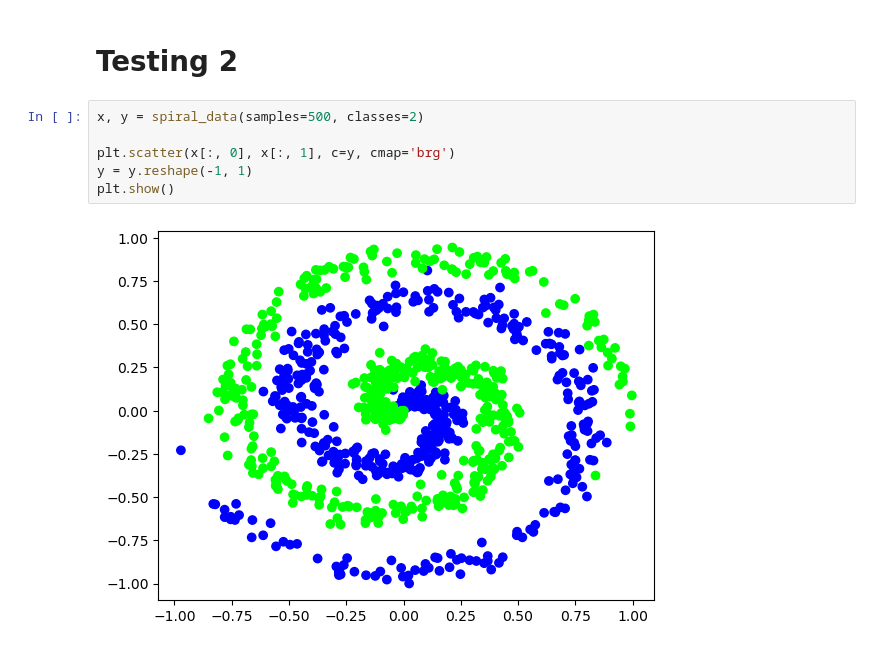
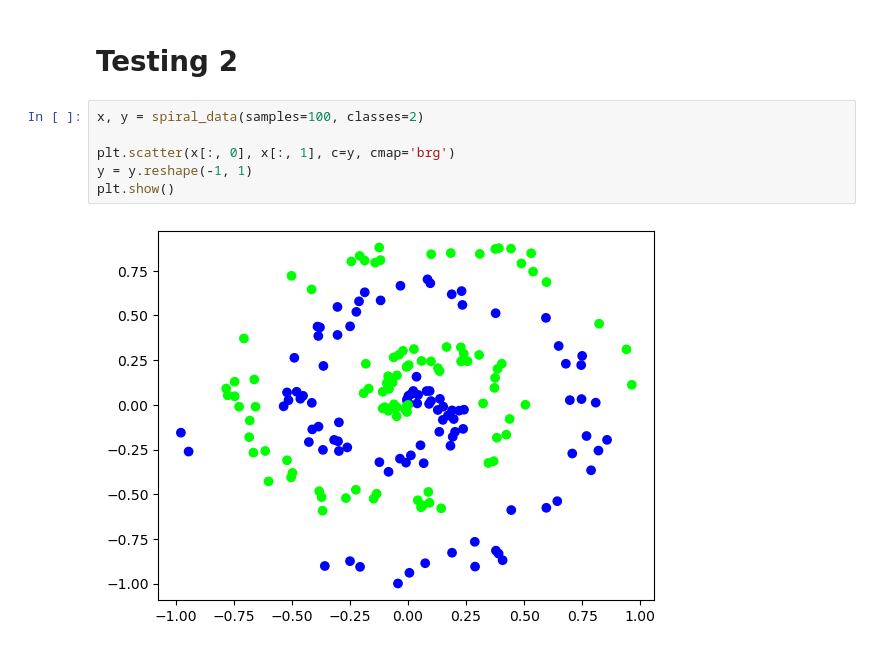
Before and after one commit to danilosiervi/neural_network, a Jupyter notebook: neural_network.ipynb, the cells around one changed output. Drawn from its saved outputs; the diff is of its cells as text.

```diff
--- a/neural_network.ipynb
+++ b/neural_network.ipynb
@@ -519,11 +660,11 @@ Accuracy: 0.838
 # %% [markdown]
 # Testing 2
 # %%
-x, y = spiral_data(samples=500, classes=2)
+x, y = spiral_data(samples=100, classes=2)
 
 plt.scatter(x[:, 0], x[:, 1], c=y, cmap='brg')
 y = y.reshape(-1, 1)
 plt.show()
 # %% [output]
-[figure, old version]
+[figure, new version]
 # %%
```
Also changed, not shown: parts of 23 cells of this notebook.
